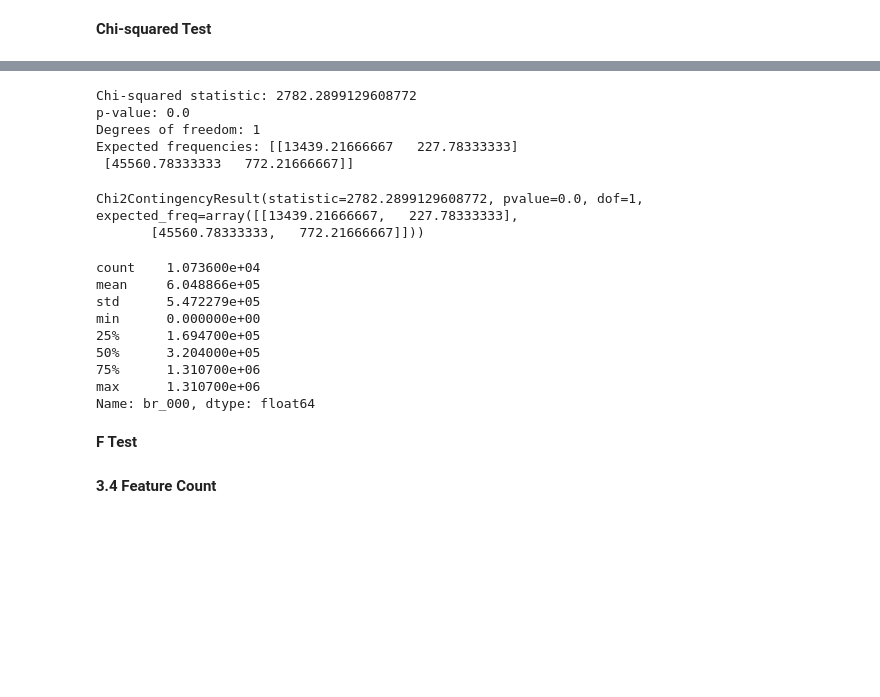
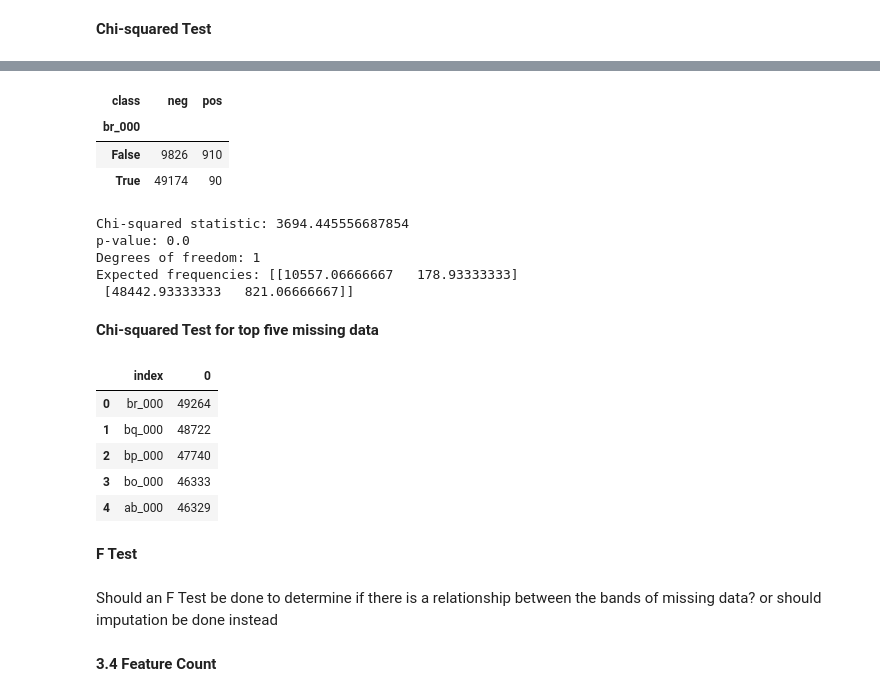
Before and after one commit to Lughaidh-w/DataPrep_ca1, a Jupyter notebook: CA1.ipynb, the cells around one changed output, grey strips where cells are left out. Drawn from its saved outputs; the diff is of its cells as text; code cells hidden in the pictures; blank space fills up the shorter version.

Commit message:
chi2 test

```diff
--- a/CA1.ipynb
+++ b/CA1.ipynb
@@ -224,34 +247,0 @@ from scipy.stats import chi2_contingency
-# %%
-contingency_table = pd.crosstab(df["bo_000"].isnull(), df["class"])
-
-# Perform the chi-squared test
-chi2, p, dof, expected = chi2_contingency(contingency_table)
-
-# Print the results
-print("Chi-squared statistic:", chi2)
-print("p-value:", p)
-print("Degrees of freedom:", dof)
-print("Expected frequencies:", expected)
-# %% [output]
-Chi-squared statistic: 2782.2899129608772
-p-value: 0.0
-Degrees of freedom: 1
-Expected frequencies: [[13439.21666667   227.78333333]
- [45560.78333333   772.21666667]]
-# %%
-chi2_contingency(contingency_table)
-# %% [output]
-Chi2ContingencyResult(statistic=2782.2899129608772, pvalue=0.0, dof=1, expected_freq=array([[13439.21666667,   227.78333333],
-       [45560.78333333,   772.21666667]]))
-# %%
-df["br_000"].describe()
-# %% [output]
-count    1.073600e+04
-mean     6.048866e+05
-std      5.472279e+05
-min      0.000000e+00
-25%      1.694700e+05
-50%      3.204000e+05
-75%      1.310700e+06
-max      1.310700e+06
-Name: br_000, dtype: float64
@@ -258,5 +252,37 @@ Name: br_000, dtype: float64
+# %%
+contingency_table
+# %% [output]
+| class | neg | pos |
+| br_000 |  |  |
+| False | 9826 | 910 |
+| True | 49174 | 90 |
+# %%
+print("Chi-squared statistic:", chi2)
+print("p-value:", p)
+print("Degrees of freedom:", dof)
+print("Expected frequencies:", expected)
+# %% [output]
+Chi-squared statistic: 3694.445556687854
+p-value: 0.0
+Degrees of freedom: 1
+Expected frequencies: [[10557.06666667   178.93333333]
+ [48442.93333333   821.06666667]]
+# %% [markdown]
+<b> Chi-squared Test for top five missing data
+# %%
+top_missing = sorted_columns.head().reset_index()
+top_missing
+# %% [output]
+|  | index | 0 |
+| 0 | br_000 | 49264 |
+| 1 | bq_000 | 48722 |
+| 2 | bp_000 | 47740 |
+| 3 | bo_000 | 46333 |
+| 4 | ab_000 | 46329 |
 # %% [markdown]
 <b>F Test
+# %% [markdown]
+Should an F Test be done to determine if there is a relationship between the bands of missing data? or should imputation be done instead
 # %% [markdown]
 <b>3.4 Feature Count
 # %% [markdown]
```
Also changed, not shown: parts of 15 cells of this notebook.
